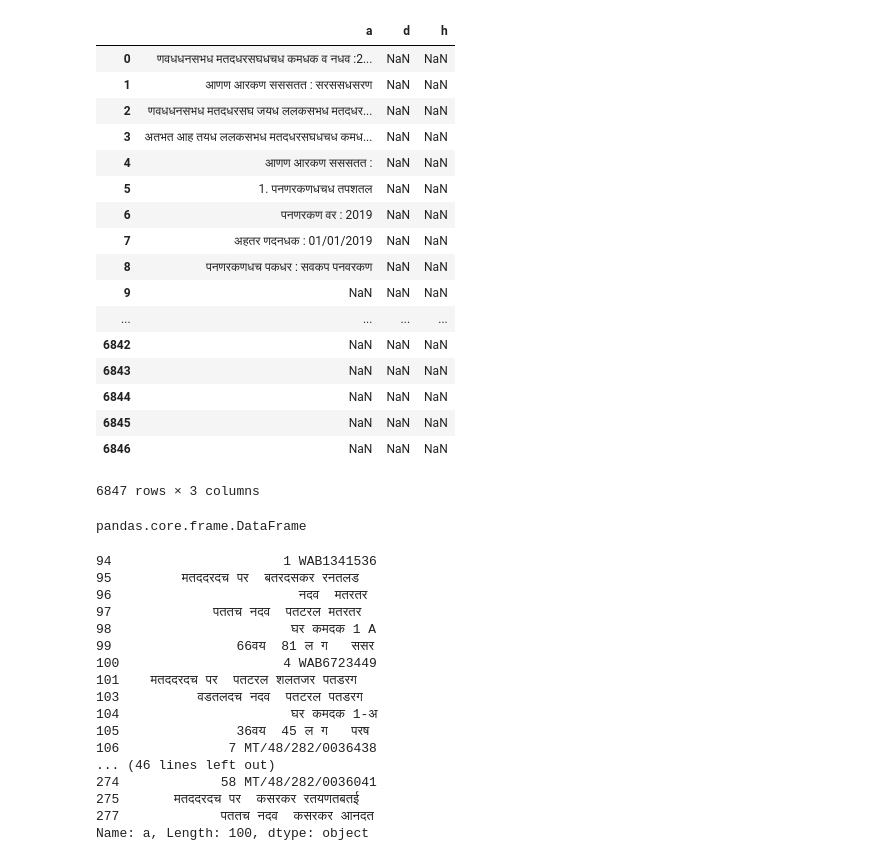
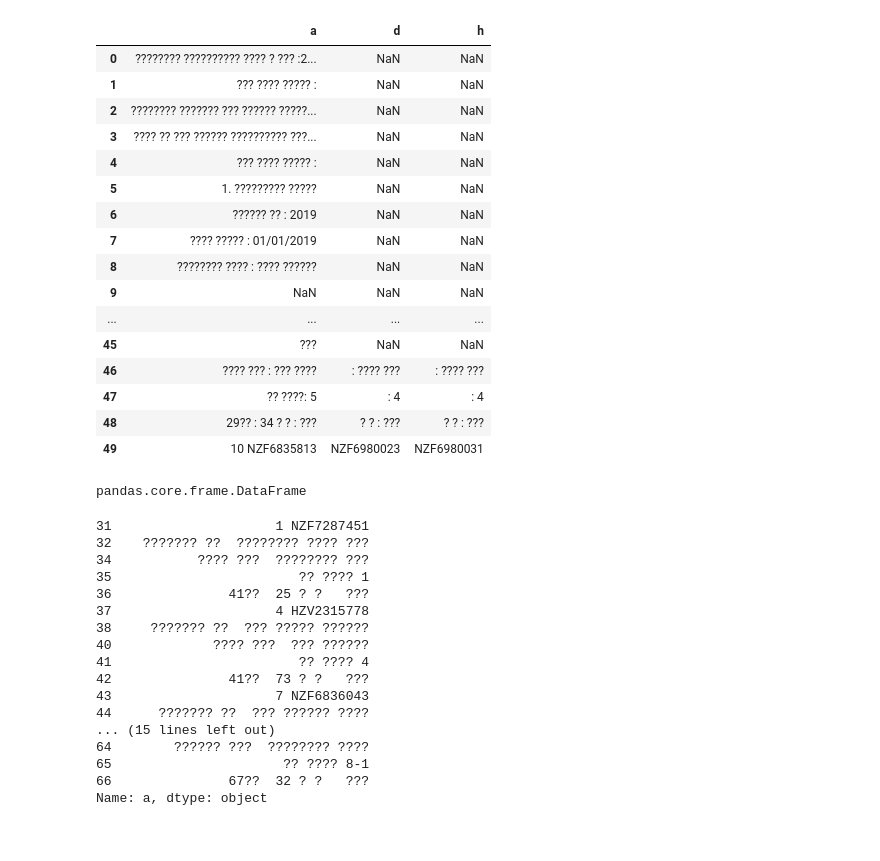
Before and after one commit to shrukerkar/PDF2CSVConversion, a Jupyter notebook: Process_Csv_file.ipynb, the cells around one changed output. Drawn from its saved outputs; the diff is of its cells as text; code cells hidden in the pictures.

```diff
--- a/Process_Csv_file.ipynb
+++ b/Process_Csv_file.ipynb
@@ -2,7 +2,7 @@
 import pandas as pd
 # %%
 colnames=['a','b','c','d','e','f','g','h','i']
-a_file = pd.read_csv('C:/Users/shruti.kerkar/Downloads/272_RADHANAGARI_Csv/tabula-RADHANAGARI1.csv',encoding='utf-8',names=colnames,header=None)
-a_file.head(100)
+a_file = pd.read_csv('C:/Users/shruti.kerkar/Desktop/KAGAL15.csv',encoding='utf-8',names=colnames,header=None)
+a_file.head(50)
 # %% [output]
 |  | a | b | c | d | e | f | g | h | i |
@@ -38,26 +37,25 @@ i    5249
 dtype: int64
 # %%
 new_a_file=a_file.drop(columns=['b','e','f','g','i','c'],axis=1)
-new_a_file
+new_a_file.head(50)
 # %% [output]
 |  | a | d | h |
-| 0 | णवधधनसभध मतदधरसघधचध कमधक व नधव :2... | NaN | NaN |
-| 1 | आणण आरकण सससतत : सरससधसरण | NaN | NaN |
-| 2 | णवधधनसभध मतदधरसघ जयध ललकसभध मतदधर... | NaN | NaN |
-| 3 | अतभत आह तयध ललकसभध मतदधरसघधचध कमध... | NaN | NaN |
-| 4 | आणण आरकण सससतत : | NaN | NaN |
-| 5 | 1. पनणरकणधचध तपशतल | NaN | NaN |
-| 6 | पनणरकण वर : 2019 | NaN | NaN |
-| 7 | अहतर णदनधक : 01/01/2019 | NaN | NaN |
-| 8 | पनणरकणधच पकधर : सवकप पनवरकण | NaN | NaN |
+| 0 | ???????? ?????????? ???? ? ??? :2... | NaN | NaN |
+| 1 | ??? ???? ????? : | NaN | NaN |
+| 2 | ???????? ??????? ??? ?????? ?????... | NaN | NaN |
+| 3 | ???? ?? ??? ?????? ?????????? ???... | NaN | NaN |
+| 4 | ??? ???? ????? : | NaN | NaN |
+| 5 | 1. ????????? ????? | NaN | NaN |
+| 6 | ?????? ?? : 2019 | NaN | NaN |
+| 7 | ???? ????? : 01/01/2019 | NaN | NaN |
+| 8 | ???????? ???? : ???? ?????? | NaN | NaN |
 | 9 | NaN | NaN | NaN |
 | ... | ... | ... | ... |
-| 6842 | NaN | NaN | NaN |
-| 6843 | NaN | NaN | NaN |
-| 6844 | NaN | NaN | NaN |
-| 6845 | NaN | NaN | NaN |
-| 6846 | NaN | NaN | NaN |
+| 45 | ??? | NaN | NaN |
+| 46 | ???? ??? : ??? ???? | : ???? ??? | : ???? ??? |
+| 47 | ?? ????: 5 | : 4 | : 4 |
+| 48 | 29?? : 34 ? ? : ??? | ? ? : ??? | ? ? : ??? |
+| 49 | 10 NZF6835813 | NZF6980023 | NZF6980031 |
-6847 rows × 3 columns
 # %%
 df_no_missing=new_a_file.dropna()
 type(df_no_missing)
@@ -65,25 +63,25 @@ type(df_no_missing)
 pandas.core.frame.DataFrame
 # %%
 new_a=df_no_missing.a.str.replace(':','')
-print(new_a.head(100))
+new_a.head(30)
 # %% [output]
-94                      1 WAB1341536
-95         मतददरदच पर  बतरदसकर रनतलड
-96                        नदव  मतरतर
-97             पततच नदव  पतटरल मतरतर
-98                       घर कमदक 1 A
-99                66वय  81 ल ग   ससर
-100                     4 WAB6723449
-101    मतददरदच पर  पतटरल शलतजर पतडरग
-103          वडतलदच नदव  पतटरल पतडरग
-104                      घर कमदक 1-अ
-105               36वय  45 ल ग   परष
-106              7 MT/48/282/0036438
-... (46 lines left out)
-274             58 MT/48/282/0036041
-275       मतददरदच पर  कसरकर रतयणतबतई
-277             पततच नदव  कसरकर आनदत
-Name: a, Length: 100, dtype: object
+31                     1 NZF7287451
+32    ??????? ??  ???????? ???? ???
+34           ???? ???  ???????? ???
+35                        ?? ???? 1
+36               41??  25 ? ?   ???
+37                     4 HZV2315778
+38     ??????? ??  ??? ????? ??????
+40             ???? ???  ??? ??????
+41                        ?? ???? 4
+42               41??  73 ? ?   ???
+43                     7 NZF6836043
+44      ??????? ??  ??? ?????? ????
+... (15 lines left out)
+64        ?????? ???  ???????? ????
+65                      ?? ???? 8-1
+66               67??  32 ? ?   ???
+Name: a, dtype: object
 # %%
 new_d=df_no_missing.d.str.replace(':','')
 new_d.head(1691)
```
Also changed, not shown: parts of 7 cells of this notebook.
